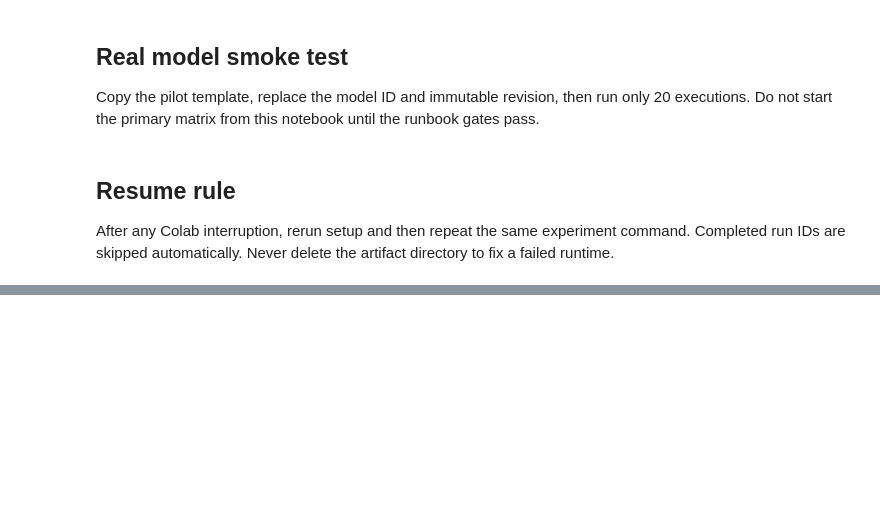
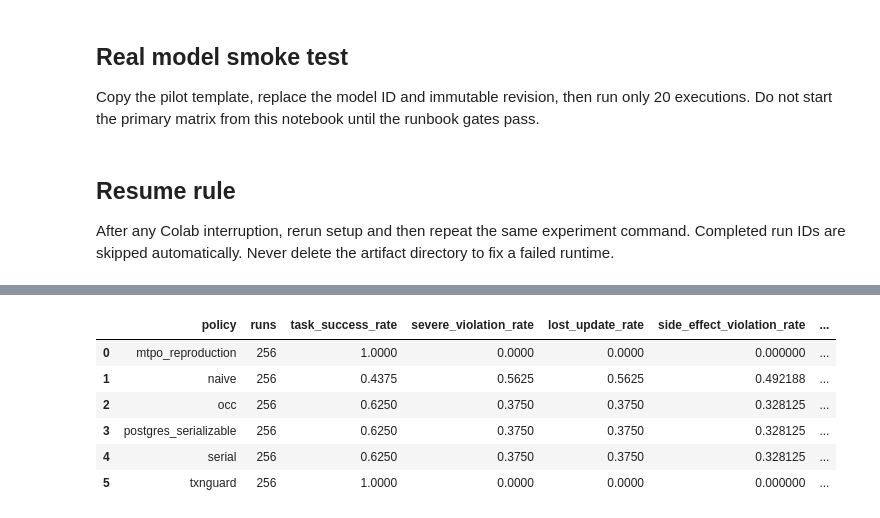
Before and after one commit to vnigoated/programming_, a Jupyter notebook: colab/TxnAgentBench_Colab.ipynb, the cells around one changed output, grey strips where cells are left out. Saved outputs shown, nothing was run; the diff lists cells and outputs as text; code cells hidden in the pictures; blank space fills up the shorter version.

```diff
--- a/colab/TxnAgentBench_Colab.ipynb
+++ b/colab/TxnAgentBench_Colab.ipynb
@@ -37,0 +174,20 @@ After any Colab interruption, rerun setup and then repeat the same experiment co
+# %%
+import subprocess
+
+REPO = "/content/txnagentbench"
+ARTIFACT_ROOT = "/content/drive/MyDrive/txnagentbench-artifacts"
+
+subprocess.run(
+    ["git", "-C", REPO, "pull", "--ff-only", "origin", "master"],
+    check=True,
+)
+
+subprocess.run(
+    [
+        "bash",
+        f"{REPO}/scripts/run_expanded_pilot_qwen7b.sh",
+        REPO,
+        ARTIFACT_ROOT,
+    ],
+    check=True,
+)
@@ -37,0 +301,57 @@ After any Colab interruption, rerun setup and then repeat the same experiment co
+# %%
+import json
+from pathlib import Path
+
+import pandas as pd
+from IPython.display import display
+
+ROOT = Path(
+    "/content/drive/MyDrive/txnagentbench-artifacts/"
+    "expanded-pilot-qwen7b-v2"
+)
+
+expected_runs = {
+    "core": 1536,
+    "dependency": 192,
+    "recovery": 1536,
+}
+
+total_runs = 0
+
+for name, expected in expected_runs.items():
+    block = ROOT / name
+    manifest_path = block / "artifact_manifest.json"
+    metrics_path = block / "analysis" / "policy_metrics.csv"
+    paired_path = block / "analysis" / "paired_comparisons.csv"
+
+    assert manifest_path.exists(), f"Missing manifest: {manifest_path}"
+    assert metrics_path.exists(), f"Missing metrics: {metrics_path}"
+    assert paired_path.exists(), f"Missing paired results: {paired_path}"
+
+    manifest = json.loads(manifest_path.read_text())
+    completed = manifest["validation"]["completed_runs"]
+
+    assert completed == expected, (
+        f"{name}: expected {expected}, found {completed}"
+    )
+
+    total_runs += completed
+
+    print("\n" + "=" * 80)
+    print(f"BLOCK: {name}")
+    print(f"Completed runs: {completed}")
+    print(f"Code commit: {manifest['code_commit']}")
+    print(f"Files in manifest: {len(manifest['files'])}")
+
+    print("\nPolicy metrics:")
+    display(pd.read_csv(metrics_path))
+
+    print("\nPaired comparisons:")
+    display(pd.read_csv(paired_path))
+
+assert total_runs == 3264
+
+print("\n" + "=" * 80)
+print("PASS: all three frozen blocks are present")
+print("Total completed runs:", total_runs)
+# %% [output]
@@ -37,0 +365,7 @@ After any Colab interruption, rerun setup and then repeat the same experiment co
+|  | policy | runs | task_success_rate | severe_violation_rate | lost_update_rate | side_effect_violation_rate | ... |
+| 0 | mtpo_reproduction | 256 | 1.0000 | 0.0000 | 0.0000 | 0.000000 | ... |
+| 1 | naive | 256 | 0.4375 | 0.5625 | 0.5625 | 0.492188 | ... |
+| 2 | occ | 256 | 0.6250 | 0.3750 | 0.3750 | 0.328125 | ... |
+| 3 | postgres_serializable | 256 | 0.6250 | 0.3750 | 0.3750 | 0.328125 | ... |
+| 4 | serial | 256 | 0.6250 | 0.3750 | 0.3750 | 0.328125 | ... |
+| 5 | txnguard | 256 | 1.0000 | 0.0000 | 0.0000 | 0.000000 | ... |
```
Also changed, not shown: parts of 11 cells of this notebook.
